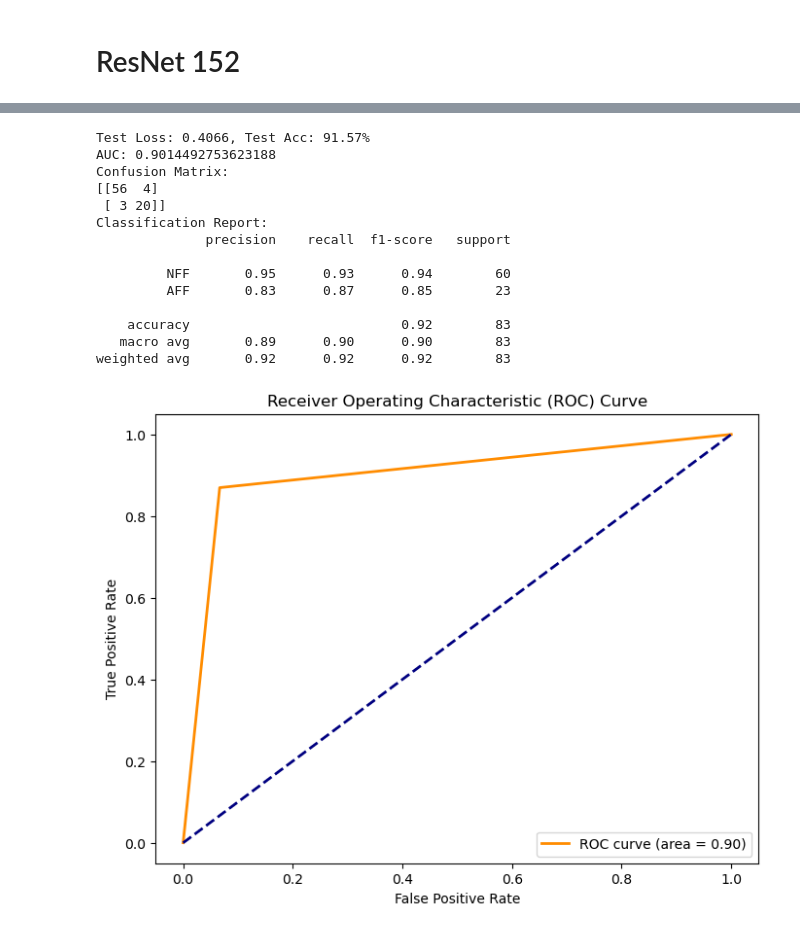
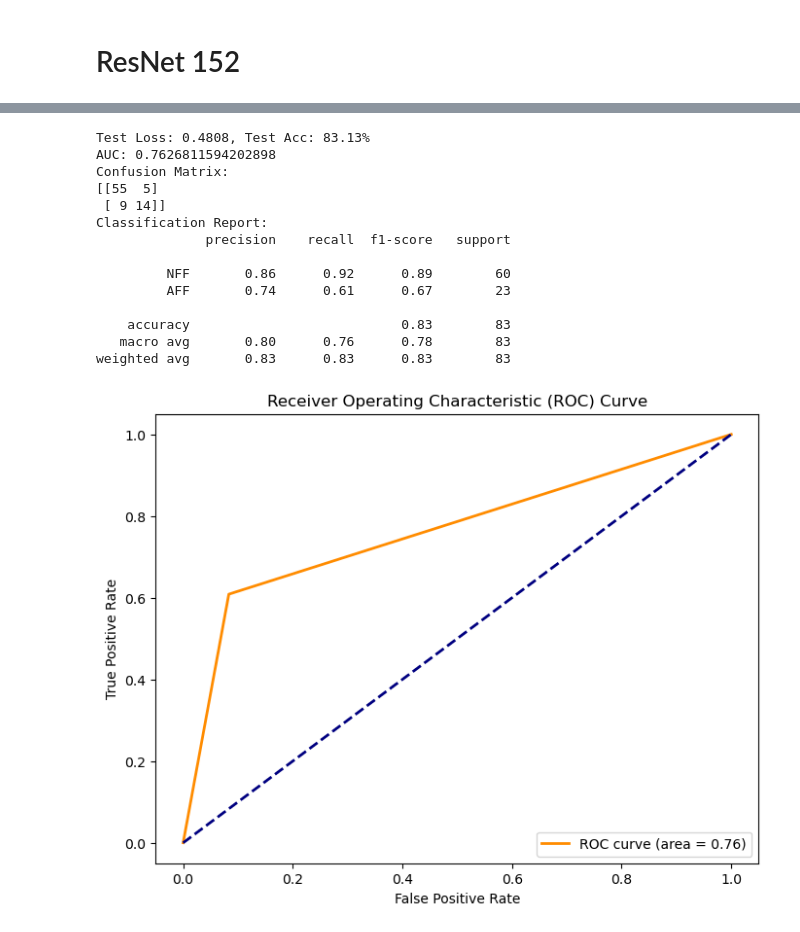
Before and after one commit to honzh073/FL, a Jupyter notebook: code/3_single_hospital/3_1_crossvalidation.ipynb, the cells around one changed output, grey strips where cells are left out. Saved outputs shown, nothing was run; the diff lists cells and outputs as text; code cells hidden in the pictures.

```diff
--- a/code/3_single_hospital/3_1_crossvalidation.ipynb
+++ b/code/3_single_hospital/3_1_crossvalidation.ipynb
@@ -275,7 +275,7 @@ class CustomDataset(Dataset):
 
 # Define your image transformations for training and testing
 train_transform = transforms.Compose([
-    transforms.RandomRotation(degrees=20),
+    transforms.RandomRotation(degrees=10),
     transforms.RandomHorizontalFlip(),
     transforms.RandomVerticalFlip(),
     transforms.RandomResizedCrop(256, scale=(0.8, 1.0)),
@@ -379,7 +379,7 @@ for fold, (train_idx, val_idx) in enumerate(kf.split(range(len(train_dataset)),
     val_loader = DataLoader(train_dataset, batch_size=16, sampler=val_sampler)
 
     # Training loop
-    num_epochs = 20  # Choose the number of epochs
+    num_epochs = 30  # Choose the number of epochs
 
     # Loss, ACC
     train_losses = []
@@ -616,7 +586,7 @@ for fold, (train_idx, val_idx) in enumerate(kf.split(range(len(train_dataset)),
     val_loader = DataLoader(train_dataset, batch_size=16, sampler=val_sampler)
 
     # Training loop
-    num_epochs = 20  # Choose the number of epochs
+    num_epochs = 30  # Choose the number of epochs
         # Loss, ACC
     train_losses = []
     validation_losses = []
@@ -703,19 +673,19 @@ Epoch 20/20, train Loss: 0.0073, val Loss: 0.0138, train ACC: 99.23%, Val ACC: 1
 # %%
 # resnet 152
-test_model(model=model, test_dataset=test_dataset, batch_size=66)
+test_model(model=model, test_dataset=test_dataset, batch_size=16)
 # %% [output]
-Test Loss: 0.4066, Test Acc: 91.57%
-AUC: 0.9014492753623188
+Test Loss: 0.4808, Test Acc: 83.13%
+AUC: 0.7626811594202898
 Confusion Matrix:
-[[56  4]
- [ 3 20]]
+[[55  5]
+ [ 9 14]]
 Classification Report:
               precision    recall  f1-score   support
 
-         NFF       0.95      0.93      0.94        60
-         AFF       0.83      0.87      0.85        23
+         NFF       0.86      0.92      0.89        60
+         AFF       0.74      0.61      0.67        23
 
-    accuracy                           0.92        83
-   macro avg       0.89      0.90      0.90        83
-weighted avg       0.92      0.92      0.92        83
+    accuracy                           0.83        83
+   macro avg       0.80      0.76      0.78        83
+weighted avg       0.83      0.83      0.83        83
-[figure, old version]
+[figure, new version]
```
Also changed, not shown: parts of 5 cells of this notebook, 6 other files.
